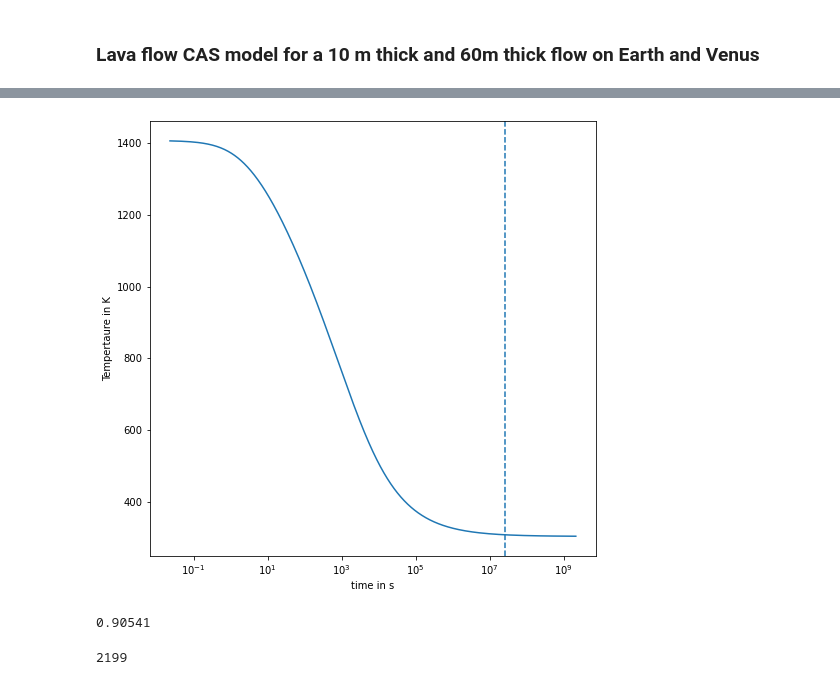
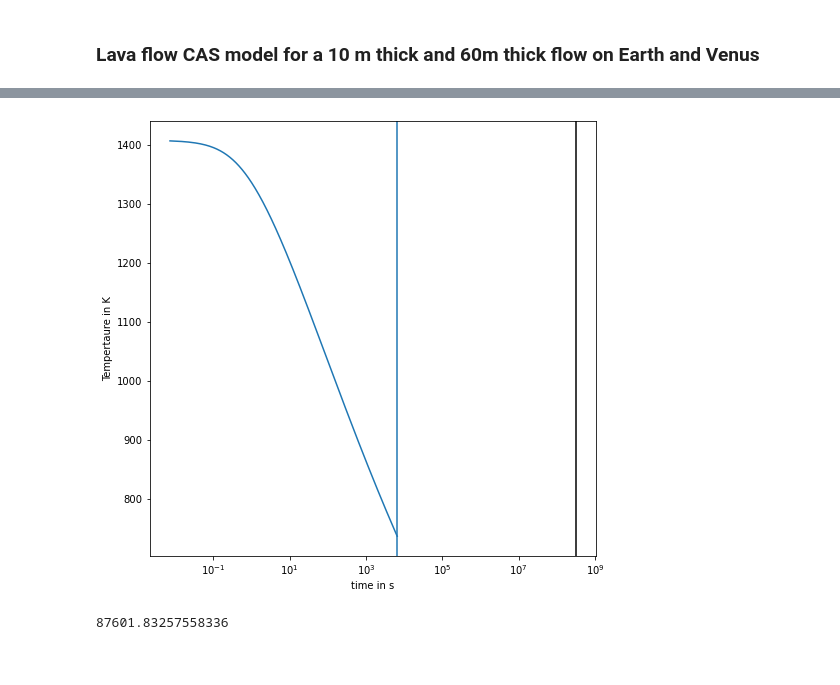
Before and after one commit to iganache/lavatherm1D, a Jupyter notebook: 1d_cooling_Earth.ipynb, the cells around one changed output, grey strips where cells are left out. Cells and saved outputs as stored; diff of their text form; code cells hidden in the pictures.

Commit message:
added automated workflow for solidifcation and equilibration time

```diff
--- a/1d_cooling_Earth.ipynb
+++ b/1d_cooling_Earth.ipynb
@@ -230,14 +238,14 @@ print(t_eq/3600)
 ### trying a differnet algorithm
 
 ## Case 1 - Venus 10 m
-lt = lava_thickness[0]
+lt = lava_thickness[1]
 zend = -100
 dz = 1e-2
 z = np.arange(zend, lt, dz)
 dt = 10
 
-Tsub = Tsub_earth
-Ta = Ta_earth
+Tsub = Tsub_venus
+Ta = Ta_venus
 
 T_pre_eq = np.arange(Tlava-1, Tsub, -0.5)
 t_pre_eq = np.zeros_like(T_pre_eq, dtype = np.float32)
@@ -245,19 +253,20 @@ l_up_pre_eq = np.zeros_like(T_pre_eq, dtype = np.float32)
 l_base_pre_eq = np.zeros_like(T_pre_eq, dtype = np.float32)
 
 t_eq = 0.0
+
 t_solid_near = 0.0
-Cup_pre_eq = np.zeros_like(T_pre_eq, dtype = np.float32)
-Cbase_pre_eq = np.zeros_like(T_pre_eq, dtype = np.float32)
+t_solid = 0.0
+
+C_up_pre_eq = np.zeros_like(T_pre_eq, dtype = np.float32)
+C_base_pre_eq = np.zeros_like(T_pre_eq, dtype = np.float32)
 
 T_up = np.zeros((len(T_pre_eq), ), dtype=np.float32)
 
-l_lower = 0
-l_upper = 0
 
 for i, T in enumerate(T_pre_eq):
     c = Lava.heat_capacity(T)
     rho = Lava.density(T)
-    kappa = Lava.diffusivity(1, rho, c)
+#     kappa = Lava.diffusivity(1, rho, c)
 
     ################### Computation of lambda ###########################################
     # Upper crust
@@ -269,23 +278,24 @@ for i, T in enumerate(T_pre_eq):
 
 
     ################### Computation of fluxes and time ###################################
-    # Qsnyder = Lava.Snyder_flux(T)
-    Qrad = Lava.Radiation_flux(T, Ta)
-    Qconv = Lava.Convection_flux(T, Ta)
-    # Q = Qsnyder
-    Q = Qrad + Qconv
-    t = Lava.getTime(T, Tlava, Q, l_up, k, kappa)
+    Qsnyder = Lava.Snyder_flux(T)
+#     Qrad = Lava.Radiation_flux(T, Ta)
+#     Qconv = Lava.Convection_flux(T, Ta)
+    Q = Qsnyder
+#     Q = Qrad + Qconv
+    t = Lava.getTime(T, Tlava, Q, l_up_pre_eq[i], k, kappa)
     t_pre_eq[i] = t
     t_eq = t
 
     ################### Computation of fluxes and time ###################################
-    Cbase_pre_eq[i] = Lava.crust_thickness(l_base_pre_eq[i], kappa, t)
-    Cup_pre_eq[i] = Lava.crust_thickness(l_up_pre_eq[i], kappa, t)
+    C_base_pre_eq[i] = Lava.crust_thickness(l_base_pre_eq[i], kappa, t)
+    C_up_pre_eq[i] = Lava.crust_thickness(l_up_pre_eq[i], kappa, t)
 
 
 
-    ################### Check if the lava hassolidified ##################################
-    if Cup_pre_eq[i] + Cbase_pre_eq[i] >= lt:
+    ################### Check if the lava has solidified ##################################
+    if C_up_pre_eq[i] + C_base_pre_eq[i] >= lt:
         if t_solid_near == 0.0:
             t_solid_near = t
+            T_solid_near = T
             print("lava solidification occured at or before ", t/3600, " hours")
@@ -294,13 +366,15 @@ lava solidification occured at or before  7289.482966903487  hours
 # %%
 fig, ax = plt.subplots(1,1)
 fig.set_size_inches(8, 8)
 
 ax.plot(t_pre_eq, T_pre_eq)
-ax.axvline(t_solid_near, linestyle='--')
+ax.axvline(t_eq)
+ax.axvline(t_solid_near, color = 'k', linestyle='--')
+ax.axvline(t_solid, color = 'k')
 ax.semilogx()
 
 ax.set_xlabel("time in s")
 ax.set_ylabel("Tempertaure in K")
 plt.show()
 # %% [output]
-[figure, old version]
+[figure, new version]
@@ -322,9 +381,4 @@ if t_solid_near != 0.0:
-# %%
-idx = np.where(t_pre_eq == t_solid_near)[0][0]
-l_up_pre_eq[idx-1]
-# %% [output]
-0.90541
-# %%
-idx
-# %% [output]
-2199
+# %%
+print(t_solid / 3600)
+# %% [output]
+87601.83257558336
```
Also changed, not shown: parts of 13 cells of this notebook, 1 other file.
